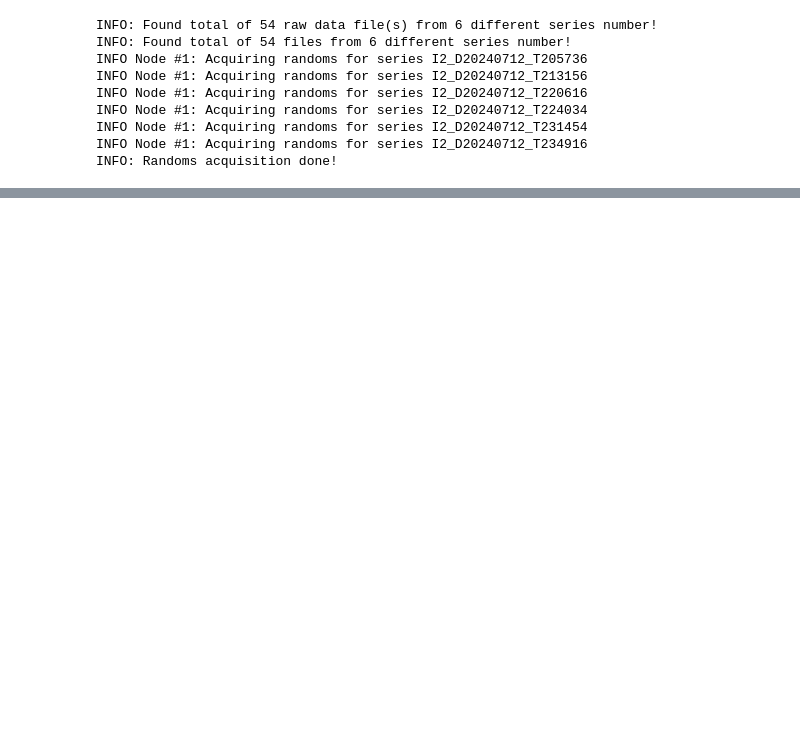
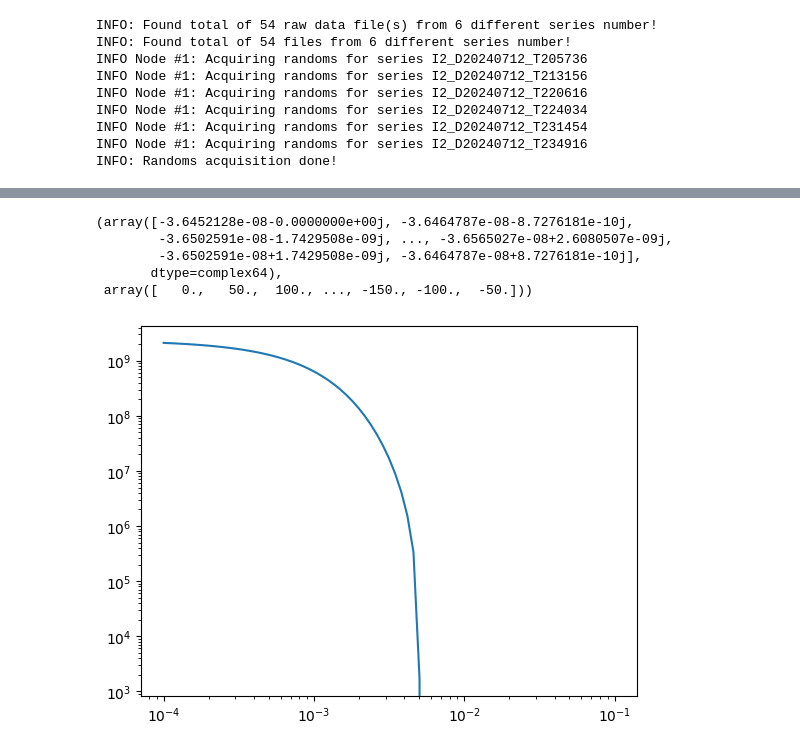
Before and after one commit to spice-herald/detprocess, a Jupyter notebook: examples/salting.ipynb, the cells around one changed output, grey strips where cells are left out. Cells and saved outputs as stored; diff of their text form; code cells hidden in the pictures; blank space fills up the shorter version.

```diff
--- a/examples/salting.ipynb
+++ b/examples/salting.ipynb
@@ -159,0 +144,8 @@ didvdf = filterdataIO.get_didv_dataframe("Mv3025pcBigFins")
+# %%
+salt.get_dpdi(channel='Mv3025pcRegular',poles=3)
+# %% [output]
+(array([-3.6452128e-08-0.0000000e+00j, -3.6464787e-08-8.7276181e-10j,
+        -3.6502591e-08-1.7429508e-09j, ..., -3.6565027e-08+2.6080507e-09j,
+        -3.6502591e-08+1.7429508e-09j, -3.6464787e-08+8.7276181e-10j],
+       dtype=complex64),
+ array([   0.,   50.,  100., ..., -150., -100.,  -50.]))
@@ -159,0 +328,9 @@ didvdf = filterdataIO.get_didv_dataframe("Mv3025pcBigFins")
+# %%
+dmrange=np.geomspace(1e-4, 1e-1, num=75)
+rate = drde(dmrange, 0.1, 1e-35, tm='Si')
+# %%
+plt.plot(dmrange,rate)
+plt.xscale("log")
+plt.yscale("log")
+# %% [output]
+[figure, added]
```
Also changed, not shown: parts of 28 cells of this notebook, 3 other files.
